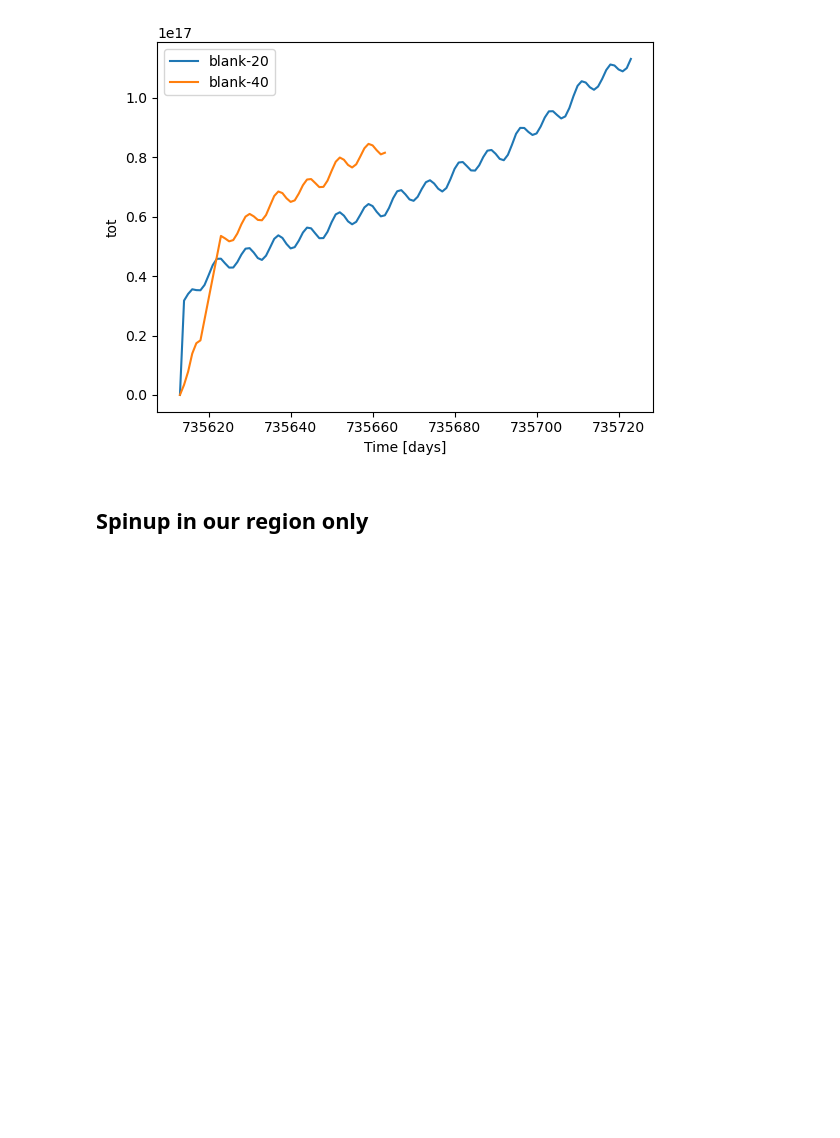
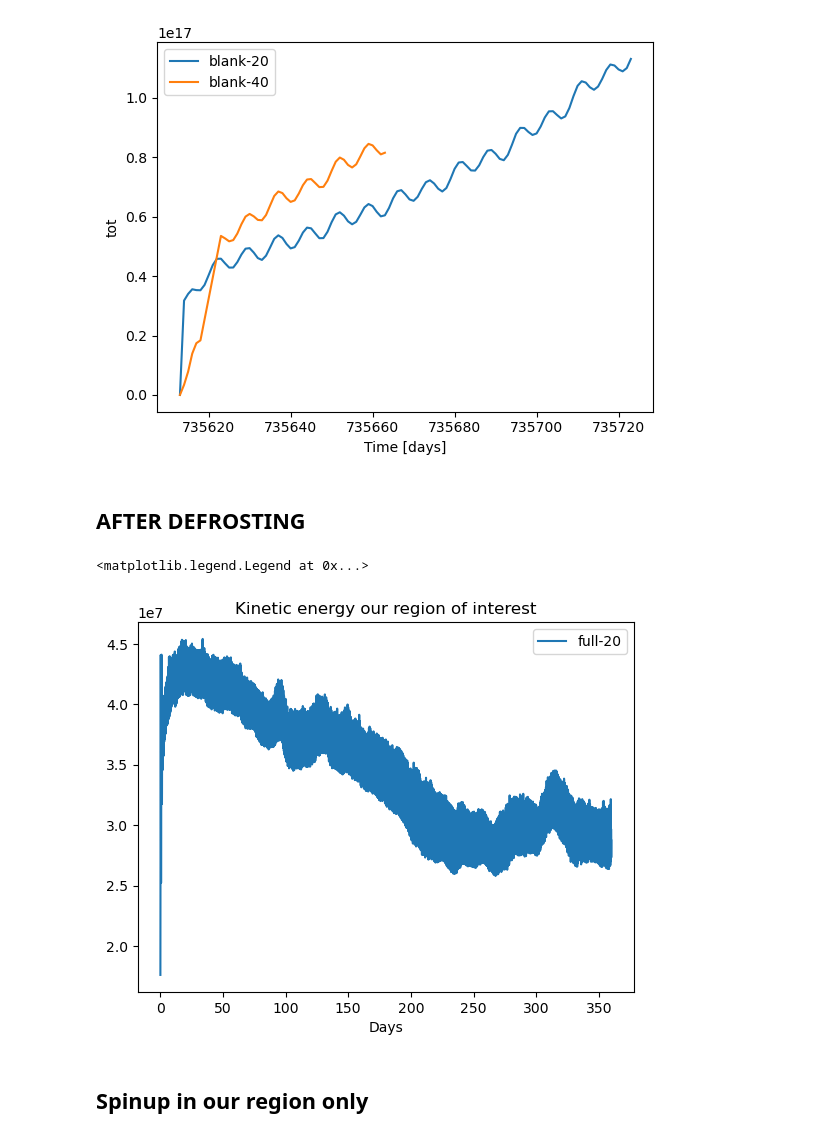
Before and after one commit to ashjbarnes/tasman-tides, a Jupyter notebook: notebooks/analysis/plot_spinup.ipynb, the cells around one changed output. Saved outputs shown, nothing was run; the diff lists cells and outputs as text; code cells hidden in the pictures; blank space fills up the shorter version.

```diff
--- a/notebooks/analysis/plot_spinup.ipynb
+++ b/notebooks/analysis/plot_spinup.ipynb
@@ -78,6 +186,25 @@ plt.legend()
 0.3.0
 <matplotlib.legend.Legend at 0x...>
 [figure]
+# %% [markdown]
+## AFTER DEFROSTING
+# %%
+expts = ["full-20"]
+# expts = ["blank-40"]
+
+
+for i in expts:
+    ke = xr.open_mfdataset(
+        f"/g/data/nm03/ab8992/postprocessed/{i}/ke_timeseries.nc",decode_times = False,parallel=True
+    ).to_dataarray()
+    ke = ke.assign_coords({"time":ke.time/24})
+    ke.plot(label = i)
+plt.xlabel("Days")
+plt.title("Kinetic energy our region of interest")
+plt.legend()
+# %% [output]
+<matplotlib.legend.Legend at 0x...>
+[figure, added]
 # %% [markdown]
 ## Spinup in our region only
 # %%
```
Also changed, not shown: parts of 9 cells of this notebook, 15 other files.
